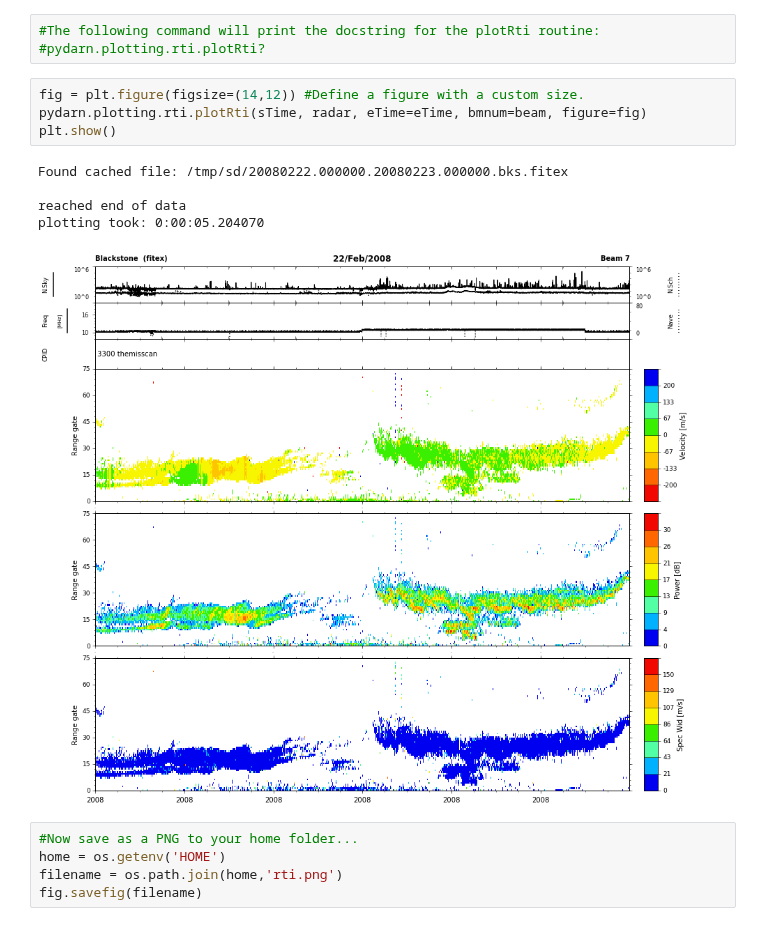
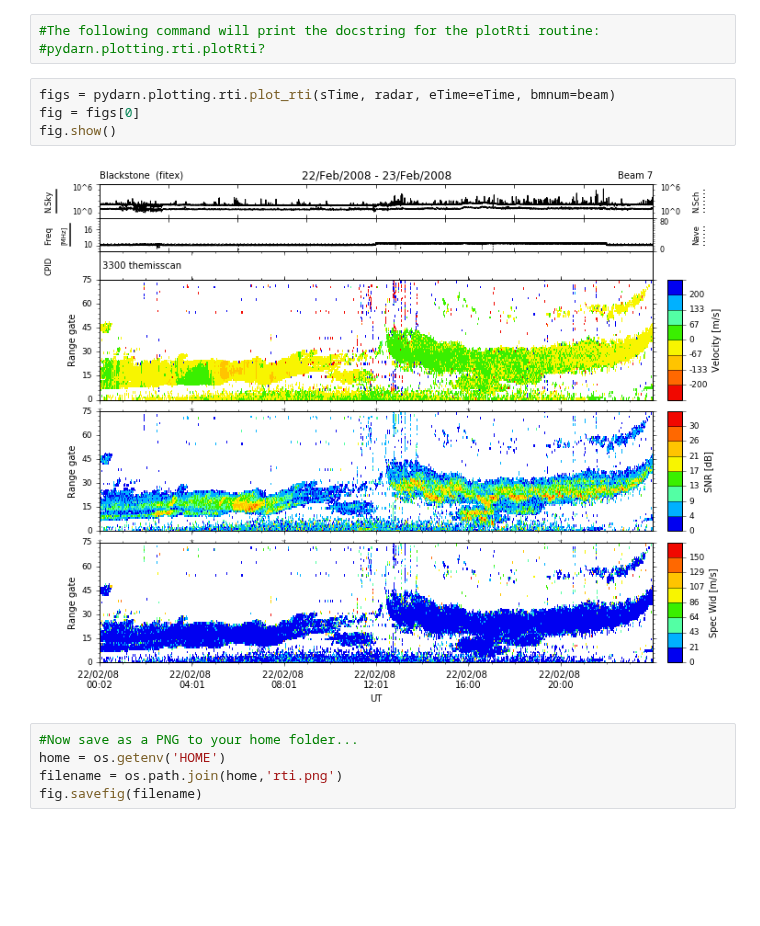
Before and after one commit to vtsuperdarn/davitpy, a Jupyter notebook: docs/notebook/SuperDARN Data Plotting.ipynb, the cells around one changed output. Cells and saved outputs as stored; diff of their text form; blank space fills up the shorter version.

Commit message:
fix the SuperDARN_Data_plotting.ipynb

```diff
--- a/docs/notebook/SuperDARN Data Plotting.ipynb
+++ b/docs/notebook/SuperDARN Data Plotting.ipynb
@@ -19,15 +19,11 @@ beam  = 7
 #The following command will print the docstring for the plotRti routine:
 #pydarn.plotting.rti.plotRti?
 # %%
-fig = plt.figure(figsize=(14,12)) #Define a figure with a custom size.
-pydarn.plotting.rti.plotRti(sTime, radar, eTime=eTime, bmnum=beam, figure=fig)
-plt.show()
+figs = pydarn.plotting.rti.plot_rti(sTime, radar, eTime=eTime, bmnum=beam)
+fig = figs[0]
+fig.show()
 # %% [output]
-Found cached file: /tmp/sd/20080222.000000.20080223.000000.bks.fitex
-
-reached end of data
-plotting took: 0:00:05.204070
-[figure, old version]
+[figure, new version]
 # %%
 #Now save as a PNG to your home folder...
 home = os.getenv('HOME')
```
Also changed, not shown: parts of 4 cells of this notebook.
